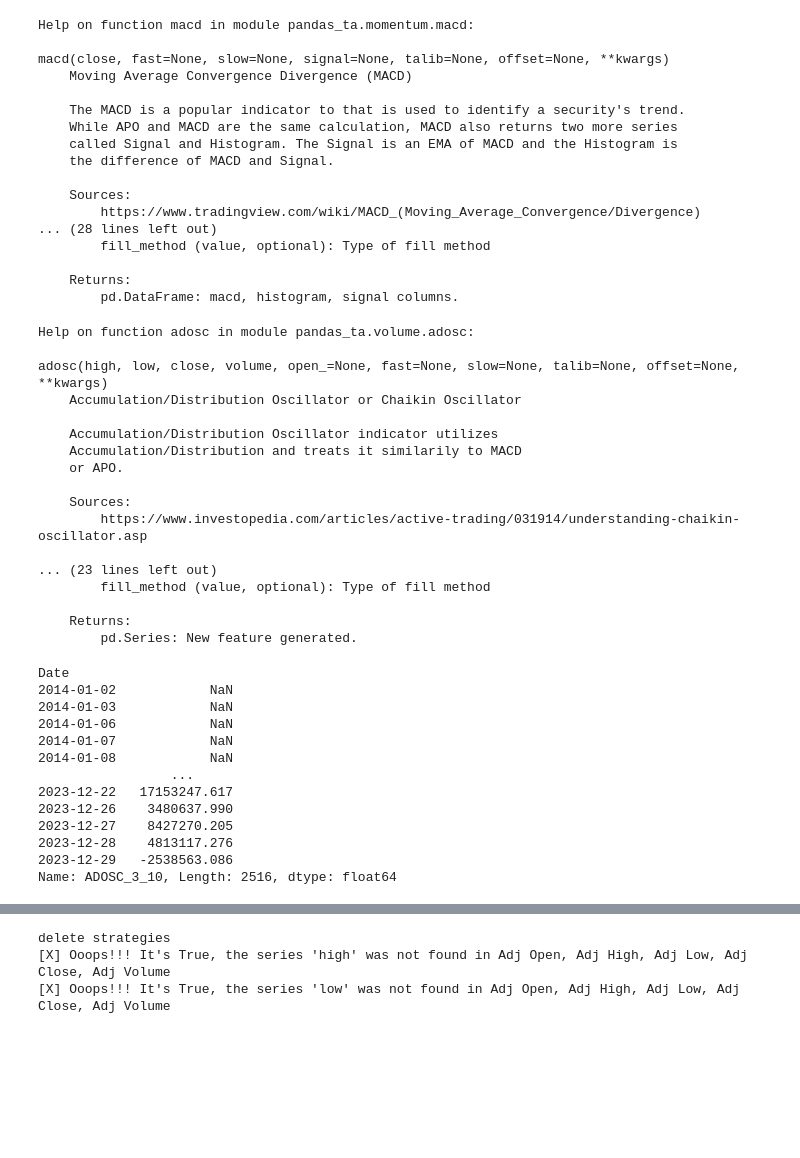
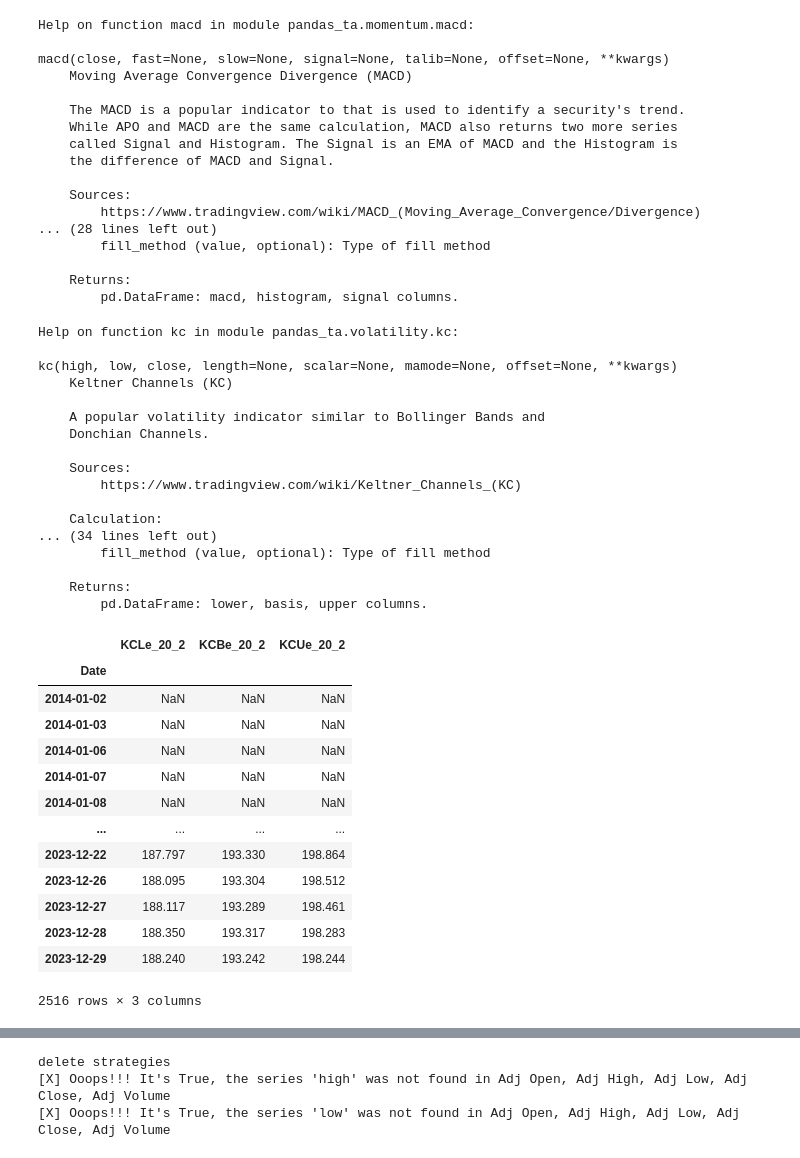
Before and after one commit to cloudaipro/AI4StockMarket, a Jupyter notebook: StockPricePrediction/DataPreparation.ipynb, the cells around one changed output, grey strips where cells are left out. Cells and saved outputs as stored; diff of their text form; code cells hidden in the pictures; blank space fills up the shorter version.

```diff
--- a/StockPricePrediction/DataPreparation.ipynb
+++ b/StockPricePrediction/DataPreparation.ipynb
@@ -191,40 +191,41 @@ macd(close, fast=None, slow=None, signal=None, talib=None, offset=None, **kwargs
 # %%
 import pandas_ta
 
 # Category
 # with show_more_rows():
 # display(pandas_ta.Category)
-help(pandas_ta.adosc)
+help(pandas_ta.kc)
 # df.ta.adosc()
-df.ta.adosc()
+df.ta.kc()
 # %% [output]
-Help on function adosc in module pandas_ta.volume.adosc:
+Help on function kc in module pandas_ta.volatility.kc:
 
-adosc(high, low, close, volume, open_=None, fast=None, slow=None, talib=None, offset=None, **kwargs)
-    Accumulation/Distribution Oscillator or Chaikin Oscillator
+kc(high, low, close, length=None, scalar=None, mamode=None, offset=None, **kwargs)
+    Keltner Channels (KC)
 
-    Accumulation/Distribution Oscillator indicator utilizes
-    Accumulation/Distribution and treats it similarily to MACD
-    or APO.
+    A popular volatility indicator similar to Bollinger Bands and
+    Donchian Channels.
 
     Sources:
-        https://www.investopedia.com/articles/active-trading/031914/understanding-chaikin-oscillator.asp
+        https://www.tradingview.com/wiki/Keltner_Channels_(KC)
 
-... (23 lines left out)
+    Calculation:
+... (34 lines left out)
         fill_method (value, optional): Type of fill method
 
     Returns:
-        pd.Series: New feature generated.
+        pd.DataFrame: lower, basis, upper columns.
+|  | KCLe_20_2 | KCBe_20_2 | KCUe_20_2 |
+| Date |  |  |  |
+| 2014-01-02 | NaN | NaN | NaN |
+| 2014-01-03 | NaN | NaN | NaN |
+| 2014-01-06 | NaN | NaN | NaN |
+| 2014-01-07 | NaN | NaN | NaN |
+| 2014-01-08 | NaN | NaN | NaN |
+| ... | ... | ... | ... |
+| 2023-12-22 | 187.797 | 193.330 | 198.864 |
+| 2023-12-26 | 188.095 | 193.304 | 198.512 |
+| 2023-12-27 | 188.117 | 193.289 | 198.461 |
+| 2023-12-28 | 188.350 | 193.317 | 198.283 |
+| 2023-12-29 | 188.240 | 193.242 | 198.244 |
-Date
-2014-01-02            NaN
-2014-01-03            NaN
-2014-01-06            NaN
-2014-01-07            NaN
-2014-01-08            NaN
-                 ...
-2023-12-22   17153247.617
-2023-12-26    3480637.990
-2023-12-27    8427270.205
-2023-12-28    4813117.276
-2023-12-29   -2538563.086
-Name: ADOSC_3_10, Length: 2516, dtype: float64
+2516 rows × 3 columns
```
Also changed, not shown: parts of 4 cells of this notebook, 3 other files.
